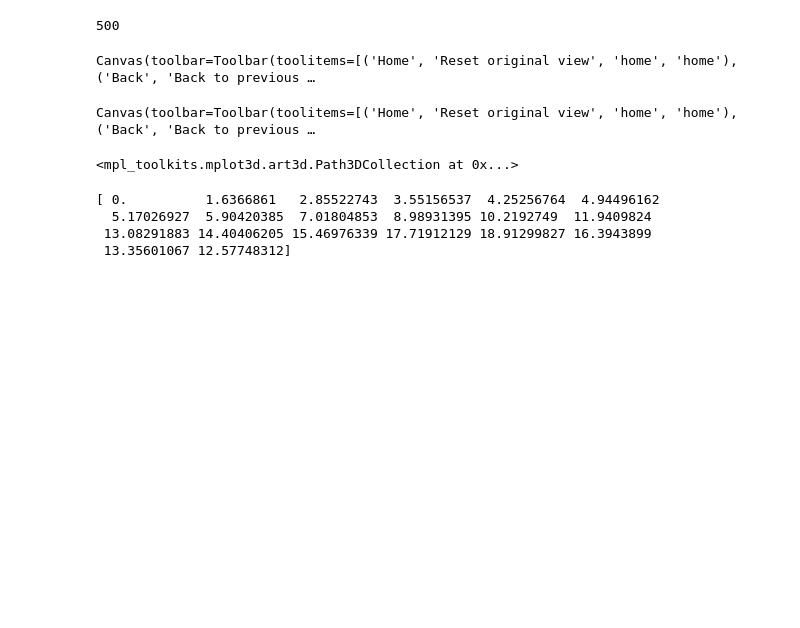
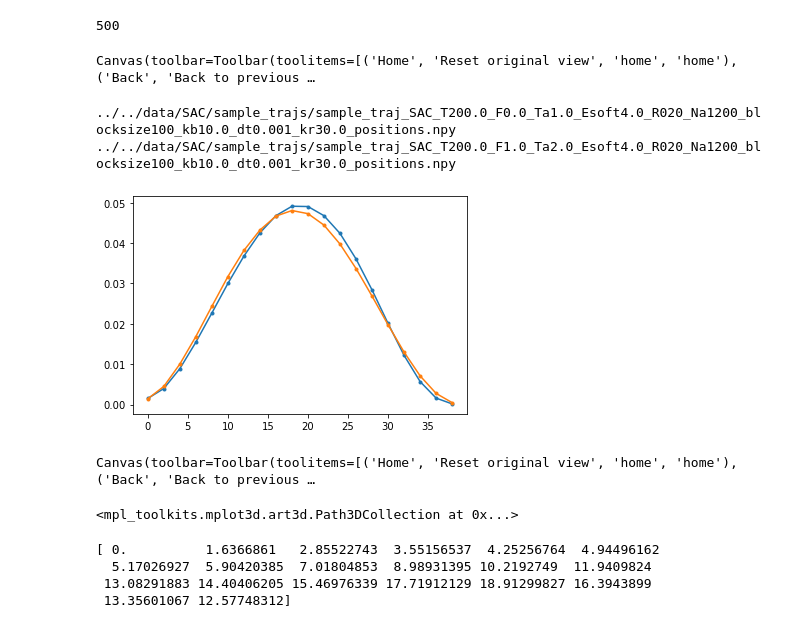
Before and after one commit to s-brahmachari/Active-noise-simulations, a Jupyter notebook: analysis_codes/visualize_traj.ipynb, the cells around one changed output. Saved outputs shown, nothing was run; the diff lists cells and outputs as text; code cells hidden in the pictures; blank space fills up the shorter version.

```diff
--- a/analysis_codes/visualize_traj.ipynb
+++ b/analysis_codes/visualize_traj.ipynb
@@ -8,7 +8,7 @@ from scipy.spatial import ConvexHull
 from mpl_toolkits.mplot3d.art3d import Poly3DCollection
 rc['grid.linewidth']=0
 # %%
-xyz=np.load('../../data/ChrmAB_N500_R010_lowLC/sample_trajs/sample_traj_Chrm_AB_T200.0_F1.0_Ta1.0_Esoft4.0_R010_Na500_blocksize100_kb10.0_dt0.001_kr30.0_positions.npy')
+xyz=np.load('../../data/SAC/sample_trajs/sample_traj_SAC_T200.0_F2.0_Ta2.0_Esoft4.0_R020_Na1200_blocksize100_kb10.0_dt0.001_kr30.0_positions.npy')
 # xyz=xyz[:,50:200,:]
 # xyz=np.load('../sim_codes/test_out/traj_test_positions.npy')
 print(xyz.shape)
@@ -99,3 +88,27 @@ with open('test_act_Ta1.gro','w') as f:
+# %%
+%matplotlib inline
+val=['../../data/SAC/sample_trajs/sample_traj_SAC_T200.0_F0.0_Ta1.0_Esoft4.0_R020_Na1200_blocksize100_kb10.0_dt0.001_kr30.0_positions.npy',
+    '../../data/SAC/sample_trajs/sample_traj_SAC_T200.0_F1.0_Ta2.0_Esoft4.0_R020_Na1200_blocksize100_kb10.0_dt0.001_kr30.0_positions.npy',]
+#    '../../data/SAC/sample_trajs/sample_traj_SAC_T200.0_F2.0_Ta2.0_Esoft4.0_R020_Na1200_blocksize100_kb10.0_dt0.001_kr30.0_positions.npy',
+#    '../../data/SAC/sample_trajs/sample_traj_SAC_T200.0_F1.0_Ta200.0_Esoft4.0_R020_Na1200_blocksize100_kb10.0_dt0.001_kr30.0_positions.npy']
+
+for fn in val:
+    xyz=np.load(fn)
+    dist_all=[]
+    print(fn)
+    for pos in xyz[:300]:
+        dist=distance.cdist(pos,pos, 'euclidean')
+        dist_all.append(np.ravel(dist))
+    dist_all=np.ravel(dist_all)
+    hist,bins=np.histogram(dist_all, bins=np.arange(0,42,2), density=True)
+    plt.plot(bins[:-1], hist,'.-')
+# plt.semilogy()
+# plt.ylim(1e-4,1e-1)
+# plt.xlim(0,7)
+# %% [output]
+../../data/SAC/sample_trajs/sample_traj_SAC_T200.0_F0.0_Ta1.0_Esoft4.0_R020_Na1200_blocksize100_kb10.0_dt0.001_kr30.0_positions.npy
+../../data/SAC/sample_trajs/sample_traj_SAC_T200.0_F1.0_Ta2.0_Esoft4.0_R020_Na1200_blocksize100_kb10.0_dt0.001_kr30.0_positions.npy
+[figure, added]
 # %%
 poly1=xyz[0,:100,:]
 hull=ConvexHull(poly1)
```
Also changed, not shown: parts of 4 cells of this notebook, 5 other files.
